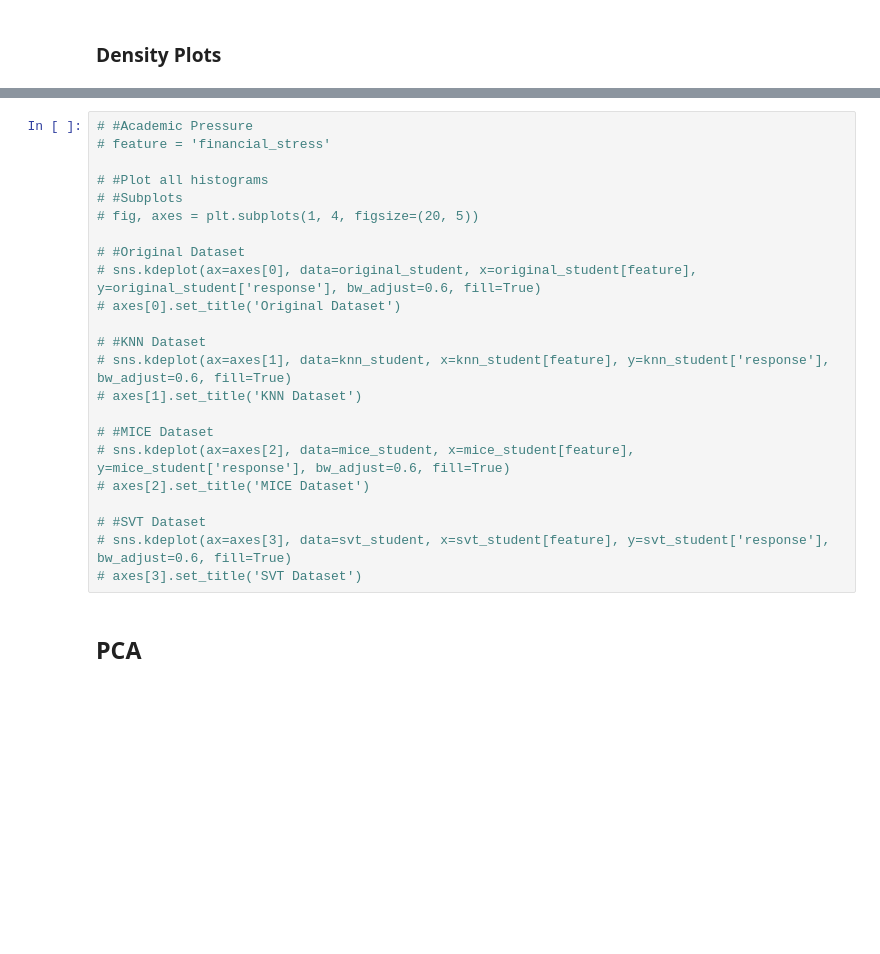
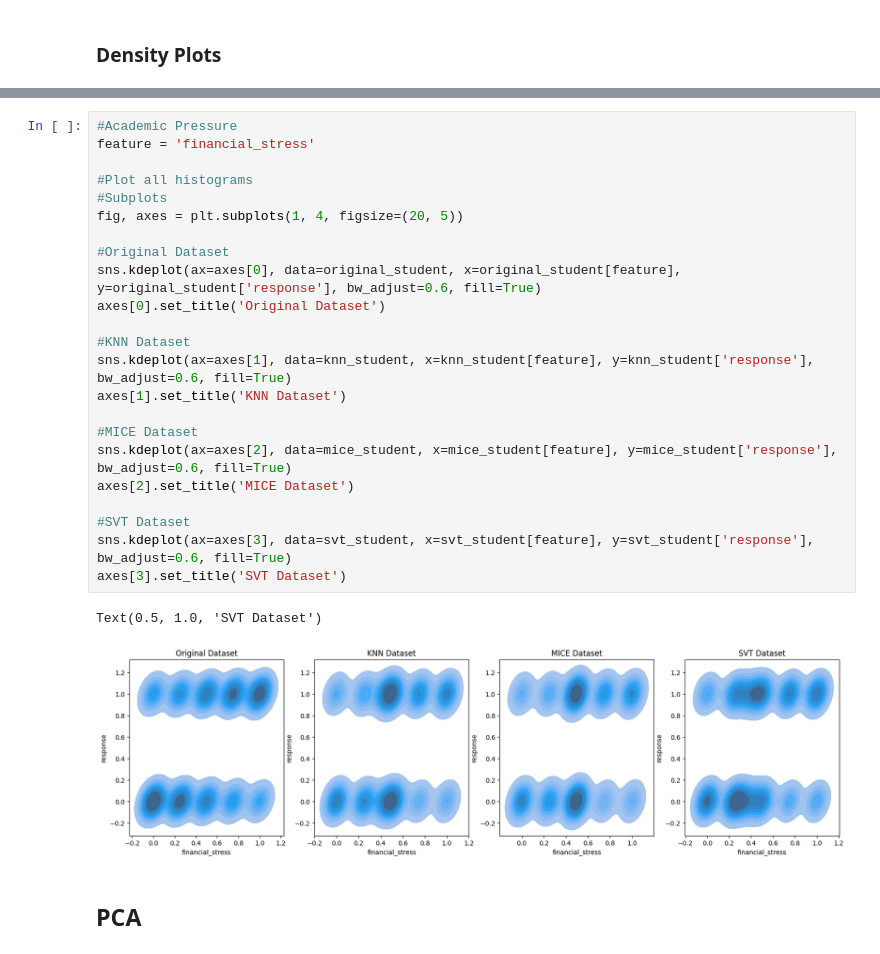
Before and after one commit to a-memme/matrix_completion_mental_health, a Jupyter notebook: downstream_prediction.ipynb, the cells around one changed output, grey strips where cells are left out. Saved outputs shown, nothing was run; the diff lists cells and outputs as text; blank space fills up the shorter version.

```diff
--- a/downstream_prediction.ipynb
+++ b/downstream_prediction.ipynb
@@ -633,26 +674,29 @@ Text(0.5, 1.0, 'SVT Dataset')
 # %%
-# #Academic Pressure
-# feature = 'financial_stress'
+#Academic Pressure
+feature = 'financial_stress'
 
-# #Plot all histograms
-# #Subplots
-# fig, axes = plt.subplots(1, 4, figsize=(20, 5))
+#Plot all histograms
+#Subplots
+fig, axes = plt.subplots(1, 4, figsize=(20, 5))
 
-# #Original Dataset
-# sns.kdeplot(ax=axes[0], data=original_student, x=original_student[feature], y=original_student['response'], bw_adjust=0.6, fill=True)
-# axes[0].set_title('Original Dataset')
+#Original Dataset
+sns.kdeplot(ax=axes[0], data=original_student, x=original_student[feature], y=original_student['response'], bw_adjust=0.6, fill=True)
+axes[0].set_title('Original Dataset')
 
-# #KNN Dataset
-# sns.kdeplot(ax=axes[1], data=knn_student, x=knn_student[feature], y=knn_student['response'], bw_adjust=0.6, fill=True)
-# axes[1].set_title('KNN Dataset')
+#KNN Dataset
+sns.kdeplot(ax=axes[1], data=knn_student, x=knn_student[feature], y=knn_student['response'], bw_adjust=0.6, fill=True)
+axes[1].set_title('KNN Dataset')
 
-# #MICE Dataset
-# sns.kdeplot(ax=axes[2], data=mice_student, x=mice_student[feature], y=mice_student['response'], bw_adjust=0.6, fill=True)
-# axes[2].set_title('MICE Dataset')
+#MICE Dataset
+sns.kdeplot(ax=axes[2], data=mice_student, x=mice_student[feature], y=mice_student['response'], bw_adjust=0.6, fill=True)
+axes[2].set_title('MICE Dataset')
 
-# #SVT Dataset
-# sns.kdeplot(ax=axes[3], data=svt_student, x=svt_student[feature], y=svt_student['response'], bw_adjust=0.6, fill=True)
-# axes[3].set_title('SVT Dataset')
+#SVT Dataset
+sns.kdeplot(ax=axes[3], data=svt_student, x=svt_student[feature], y=svt_student['response'], bw_adjust=0.6, fill=True)
+axes[3].set_title('SVT Dataset')
+# %% [output]
+Text(0.5, 1.0, 'SVT Dataset')
+[figure, added]
 # %% [markdown]
 ## PCA
 # %%
```
Also changed, not shown: parts of 9 cells of this notebook.
